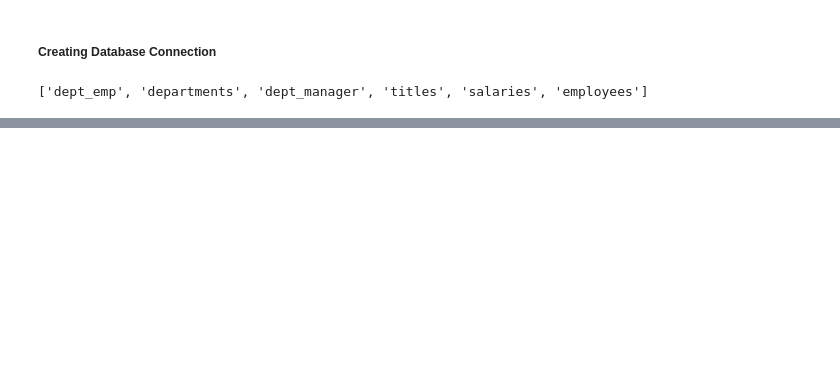
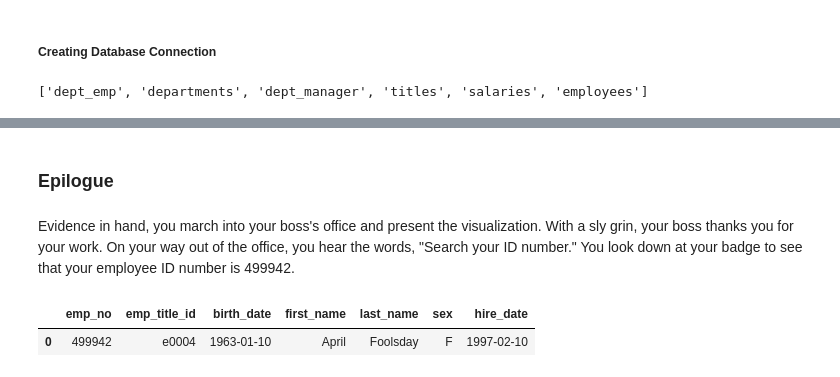
Before and after one commit to Levirdz/sql-challenge, a Jupyter notebook: EmployeeSQL/bonus.ipynb, the cells around one changed output, grey strips where cells are left out. Saved outputs shown, nothing was run; the diff lists cells and outputs as text; code cells hidden in the pictures; blank space fills up the shorter version.

```diff
--- a/EmployeeSQL/bonus.ipynb
+++ b/EmployeeSQL/bonus.ipynb
@@ -15,0 +79,15 @@ engine.table_names()
+# %% [markdown]
+### Epilogue
+# %% [markdown]
+Evidence in hand, you march into your boss's office and present the visualization. With a sly grin, your boss thanks you for your work. On your way out of the office, you hear the words, "Search your ID number." You look down at your badge to see that your employee ID number is 499942.
+# %%
+# Looking for employee data by emp_no = 499942
+query_2 = pd.read_sql_query('select * from employees where emp_no = 499942', con = engine)
+
+# Printing results
+query_2
+
+# Gottcha, boss!
+# %% [output]
+|  | emp_no | emp_title_id | birth_date | first_name | last_name | sex | hire_date |
+| 0 | 499942 | e0004 | 1963-01-10 | April | Foolsday | F | 1997-02-10 |
```
Also changed, not shown: parts of 9 cells of this notebook.
